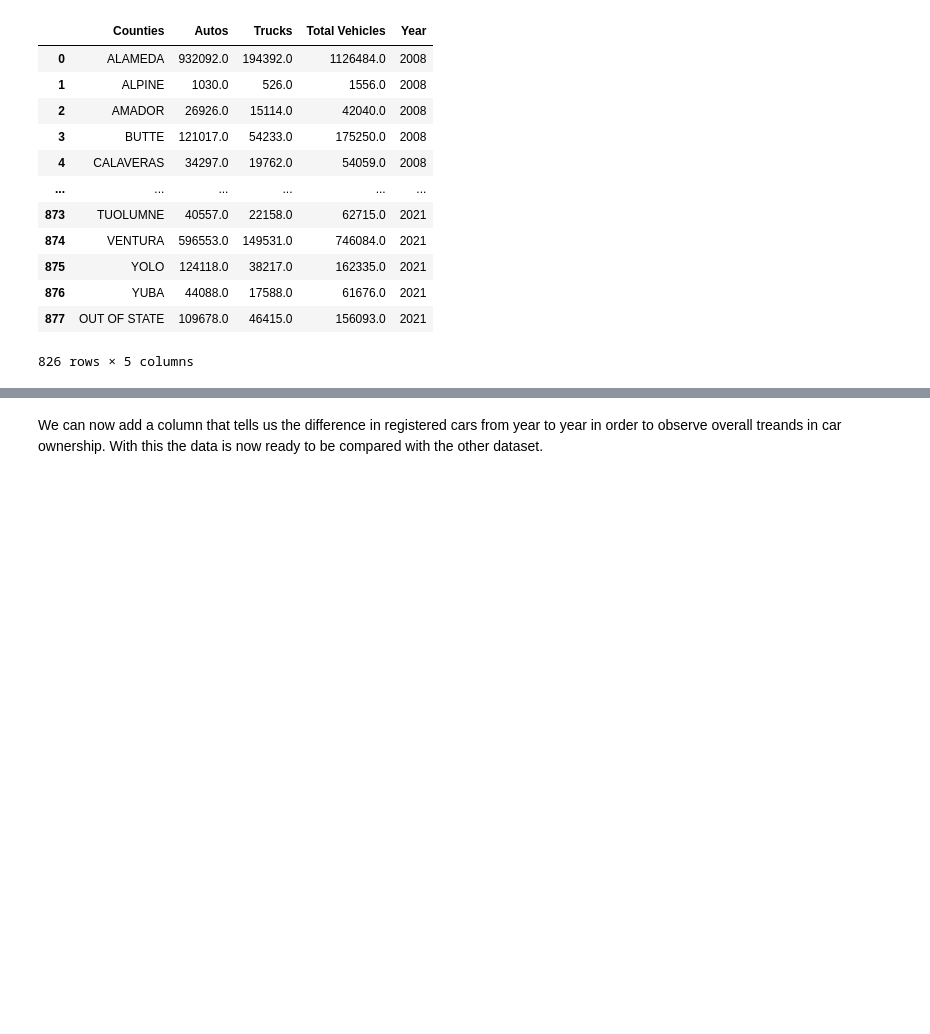
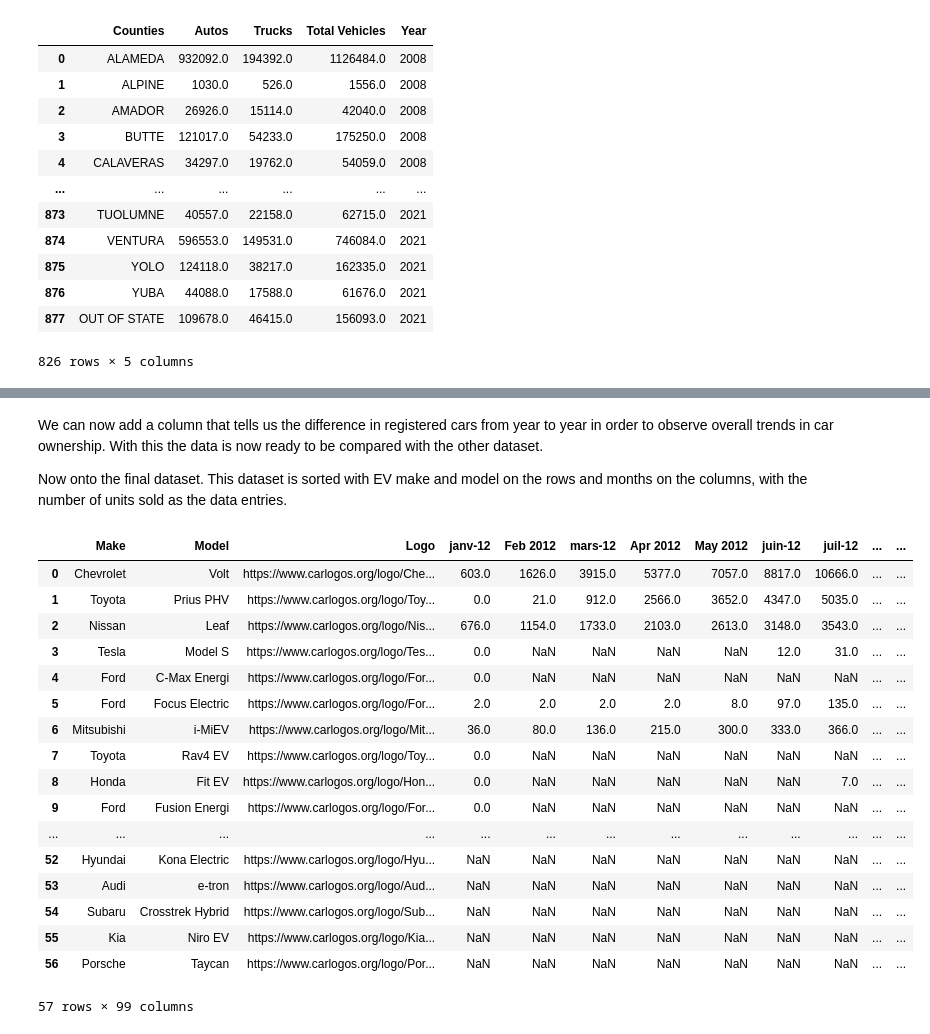
Before and after one commit to nliu880/EV-Sales-in-California, a Jupyter notebook: DataCheckpointGroup_Sp23_Weston_Nicole_Adi_Sophia_Katie.ipynb, the cells around one changed output, grey strips where cells are left out. Cells and saved outputs as stored; diff of their text form; code cells hidden in the pictures; blank space fills up the shorter version.

Commit message:
added more datasets

```diff
--- a/DataCheckpointGroup_Sp23_Weston_Nicole_Adi_Sophia_Katie.ipynb
+++ b/DataCheckpointGroup_Sp23_Weston_Nicole_Adi_Sophia_Katie.ipynb
@@ -52,6 +64,10 @@ reg_2018 = pd.read_csv('Data/Vehicles Registered By County-2018.csv', encoding='
 reg_2019 = pd.read_csv('Data/Vehicles Registered By County-2019.csv', encoding='utf-16')
 reg_2020 = pd.read_csv('Data/Vehicles Registered By County-2020.csv', encoding='utf-16')
 reg_2021 = pd.read_csv('Data/Vehicles Registered By County-2021.csv', encoding='utf-16')
+
+ev_sales = pd.read_csv("Data/Electric Car Sales by Model in USA.csv")
+
+legislation = pd.read_csv('Data/legislation - Sheet1.csv')
 # %% [markdown]
 # Data Cleaning
 # %% [markdown]
@@ -175,4 +219,27 @@ See the caveats in the documentation: https://pandas.pydata.org/pandas-docs/stab
 | 825 | YUBA | 44088.0 | 17588.0 | 61676.0 | 2021 | 1718 |
 826 rows × 6 columns
 # %% [markdown]
-We can now add a column that tells us the difference in registered cars from year to year in order to observe overall treands in car ownership. With this the data is now ready to be compared with the other dataset.
+We can now add a column that tells us the difference in registered cars from year to year in order to observe overall trends in car ownership. With this the data is now ready to be compared with the other dataset. <br>
+
+Now onto the final dataset. This dataset is sorted with EV make and model on the rows and months on the columns, with the number of units sold as the data entries.
+# %%
+ev_sales
+# %% [output]
+|  | Make | Model | Logo | janv-12 | Feb 2012 | mars-12 | Apr 2012 | May 2012 | juin-12 | juil-12 | ... | ... |
+| 0 | Chevrolet | Volt | https://www.carlogos.org/logo/Che... | 603.0 | 1626.0 | 3915.0 | 5377.0 | 7057.0 | 8817.0 | 10666.0 | ... | ... |
+| 1 | Toyota | Prius PHV | https://www.carlogos.org/logo/Toy... | 0.0 | 21.0 | 912.0 | 2566.0 | 3652.0 | 4347.0 | 5035.0 | ... | ... |
+| 2 | Nissan | Leaf | https://www.carlogos.org/logo/Nis... | 676.0 | 1154.0 | 1733.0 | 2103.0 | 2613.0 | 3148.0 | 3543.0 | ... | ... |
+| 3 | Tesla | Model S | https://www.carlogos.org/logo/Tes... | 0.0 | NaN | NaN | NaN | NaN | 12.0 | 31.0 | ... | ... |
+| 4 | Ford | C-Max Energi | https://www.carlogos.org/logo/For... | 0.0 | NaN | NaN | NaN | NaN | NaN | NaN | ... | ... |
+| 5 | Ford | Focus Electric | https://www.carlogos.org/logo/For... | 2.0 | 2.0 | 2.0 | 2.0 | 8.0 | 97.0 | 135.0 | ... | ... |
+| 6 | Mitsubishi | i-MiEV | https://www.carlogos.org/logo/Mit... | 36.0 | 80.0 | 136.0 | 215.0 | 300.0 | 333.0 | 366.0 | ... | ... |
+| 7 | Toyota | Rav4 EV | https://www.carlogos.org/logo/Toy... | 0.0 | NaN | NaN | NaN | NaN | NaN | NaN | ... | ... |
+| 8 | Honda | Fit EV | https://www.carlogos.org/logo/Hon... | 0.0 | NaN | NaN | NaN | NaN | NaN | 7.0 | ... | ... |
+| 9 | Ford | Fusion Energi | https://www.carlogos.org/logo/For... | 0.0 | NaN | NaN | NaN | NaN | NaN | NaN | ... | ... |
+| ... | ... | ... | ... | ... | ... | ... | ... | ... | ... | ... | ... | ... |
+| 52 | Hyundai | Kona Electric | https://www.carlogos.org/logo/Hyu... | NaN | NaN | NaN | NaN | NaN | NaN | NaN | ... | ... |
+| 53 | Audi | e-tron | https://www.carlogos.org/logo/Aud... | NaN | NaN | NaN | NaN | NaN | NaN | NaN | ... | ... |
+| 54 | Subaru | Crosstrek Hybrid | https://www.carlogos.org/logo/Sub... | NaN | NaN | NaN | NaN | NaN | NaN | NaN | ... | ... |
+| 55 | Kia | Niro EV | https://www.carlogos.org/logo/Kia... | NaN | NaN | NaN | NaN | NaN | NaN | NaN | ... | ... |
+| 56 | Porsche | Taycan | https://www.carlogos.org/logo/Por... | NaN | NaN | NaN | NaN | NaN | NaN | NaN | ... | ... |
+57 rows × 99 columns
```
Also changed, not shown: parts of 11 cells of this notebook, 2 other files.
